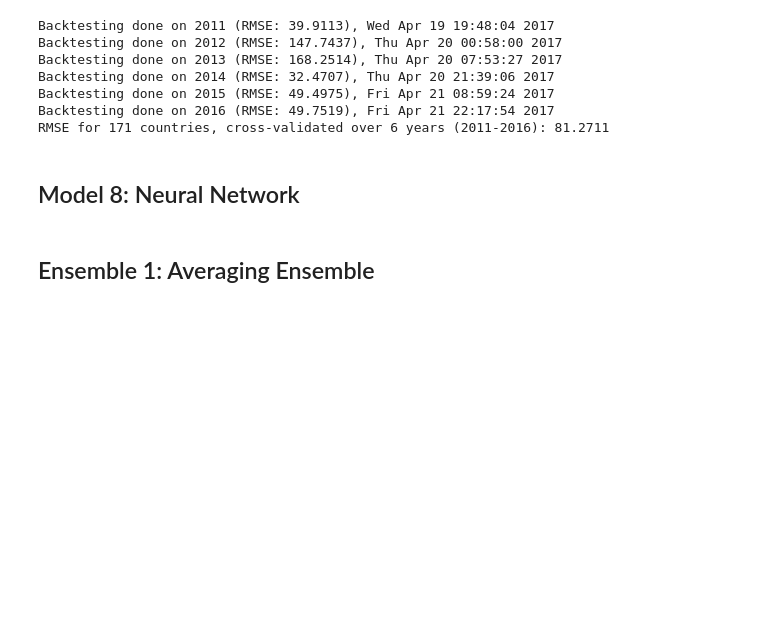
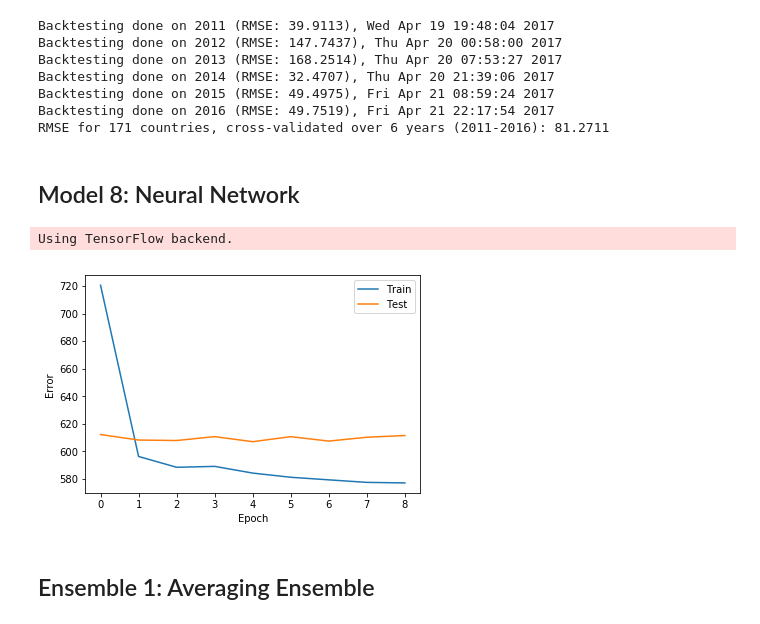
Before and after one commit to lincht/TradeModel, a Jupyter notebook: model/growth_pred.ipynb, the cells around one changed output. Saved outputs shown, nothing was run; the diff lists cells and outputs as text; code cells hidden in the pictures; blank space fills up the shorter version.

```diff
--- a/model/growth_pred.ipynb
+++ b/model/growth_pred.ipynb
@@ -976,6 +980,30 @@ Backtesting done on 2016 (RMSE: 49.7519), Fri Apr 21 22:17:54 2017
 RMSE for 171 countries, cross-validated over 6 years (2011-2016): 81.2711
 # %% [markdown]
 ## Model 8: Neural Network
+# %%
+import keras
+from keras.models import Sequential
+from keras.layers import Dense
+from keras.callbacks import EarlyStopping
+
+input_shape = (ddf.shape[1] - 1,)
+nn = Sequential()
+nn.add(Dense(100, activation='relu', input_shape=input_shape))
+nn.add(Dense(100, activation='relu'))
+nn.add(Dense(1))
+nn.compile(optimizer='adam', loss='mean_squared_error')
+early_stopping_monitor = EarlyStopping(patience=3)
+nn_rs = nn.fit(ddf.drop('ex_growth', axis=1).values, ddf[['ex_growth']].values, validation_split=0.3,
+               epochs=20, callbacks=[early_stopping_monitor], verbose=False)
+
+plt.plot(nn_rs.history['loss'], 'C0', nn_rs.history['val_loss'], 'C1')
+plt.xlabel('Epoch')
+plt.ylabel('Error')
+plt.legend(['Train', 'Test'])
+plt.show()
+# %% [output]
+Using TensorFlow backend.
+[figure, added]
 # %% [markdown]
 ## Ensemble 1: Averaging Ensemble
 # %% [markdown]
```
Also changed, not shown: parts of 13 cells of this notebook.
